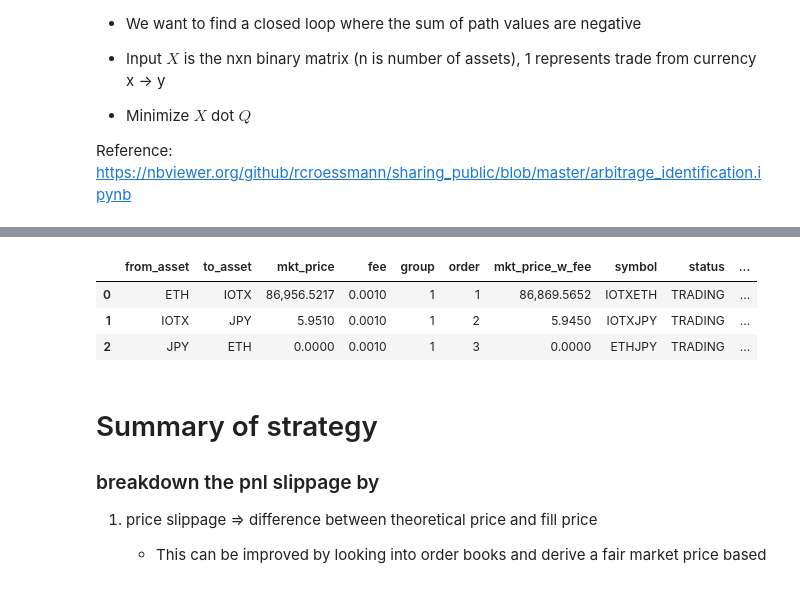
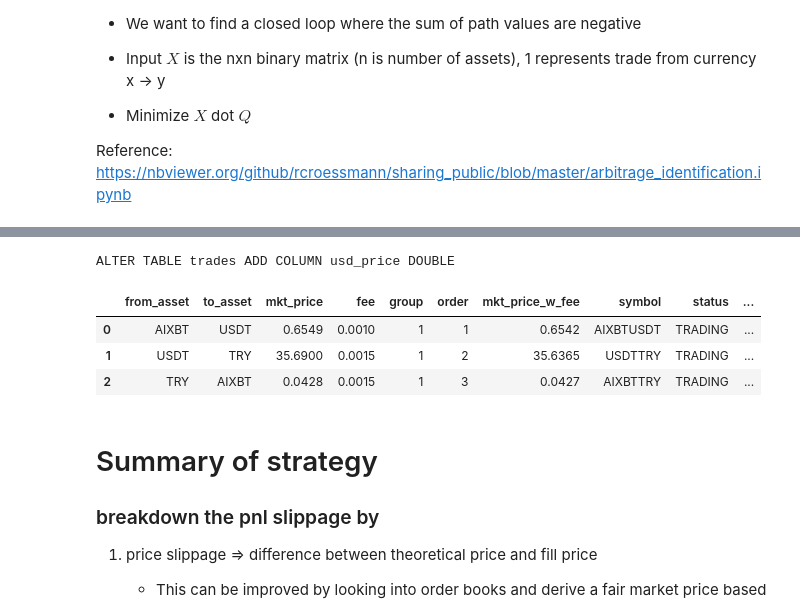
Before and after one commit to lok419/my-trading, a Jupyter notebook: strategy_v3/notebook/Binance Arbitrage.ipynb, the cells around one changed output, grey strips where cells are left out. Saved outputs shown, nothing was run; the diff lists cells and outputs as text; code cells hidden in the pictures.

```diff
--- a/strategy_v3/notebook/Binance Arbitrage.ipynb
+++ b/strategy_v3/notebook/Binance Arbitrage.ipynb
@@ -35,7 +38,7 @@ warnings.filterwarnings('ignore')
 
 Reference: https://nbviewer.org/github/rcroessmann/sharing_public/blob/master/arbitrage_identification.ipynb
 # %%
-strategy = ExchangeArbitrageStrategy(zero_fees=True, trades_num=3)
+strategy = ExchangeArbitrageStrategy(zero_fees=True, max_trades=3)
 strategy.set_strategy_id("qa")
 strategy.load_data()
 strategy.optimize()
@@ -73,7 +79,8 @@ df_trades
+ALTER TABLE trades ADD COLUMN usd_price DOUBLE
 |  | from_asset | to_asset | mkt_price | fee | group | order | mkt_price_w_fee | symbol | status | ... |
-| 0 | ETH | IOTX | 86,956.5217 | 0.0010 | 1 | 1 | 86,869.5652 | IOTXETH | TRADING | ... |
-| 1 | IOTX | JPY | 5.9510 | 0.0010 | 1 | 2 | 5.9450 | IOTXJPY | TRADING | ... |
-| 2 | JPY | ETH | 0.0000 | 0.0010 | 1 | 3 | 0.0000 | ETHJPY | TRADING | ... |
+| 0 | AIXBT | USDT | 0.6549 | 0.0010 | 1 | 1 | 0.6542 | AIXBTUSDT | TRADING | ... |
+| 1 | USDT | TRY | 35.6900 | 0.0015 | 1 | 2 | 35.6365 | USDTTRY | TRADING | ... |
+| 2 | TRY | AIXBT | 0.0428 | 0.0015 | 1 | 3 | 0.0427 | AIXBTTRY | TRADING | ... |
 # %% [markdown]
 # Summary of strategy
 
```
Also changed, not shown: parts of 8 cells of this notebook, 2 other files.
